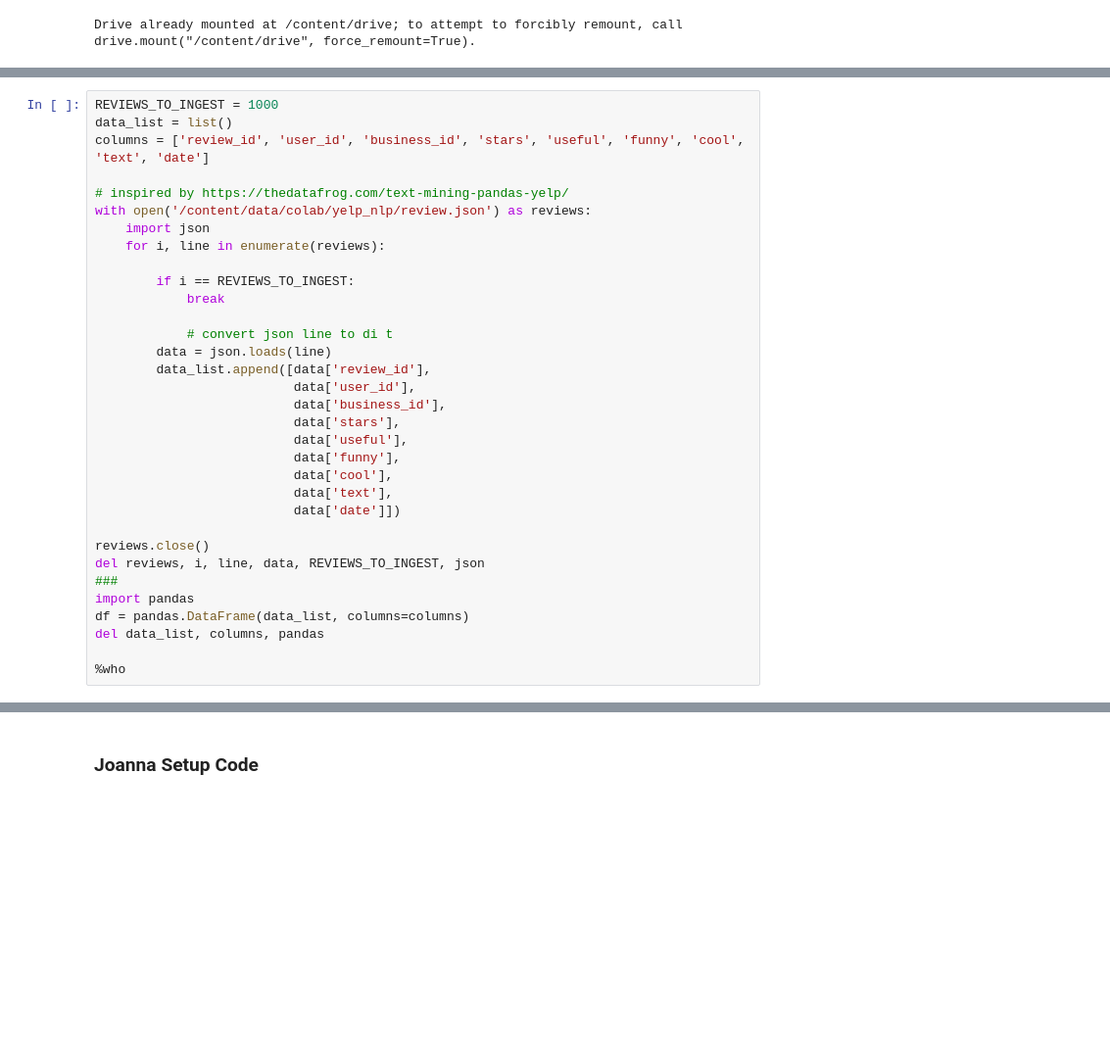
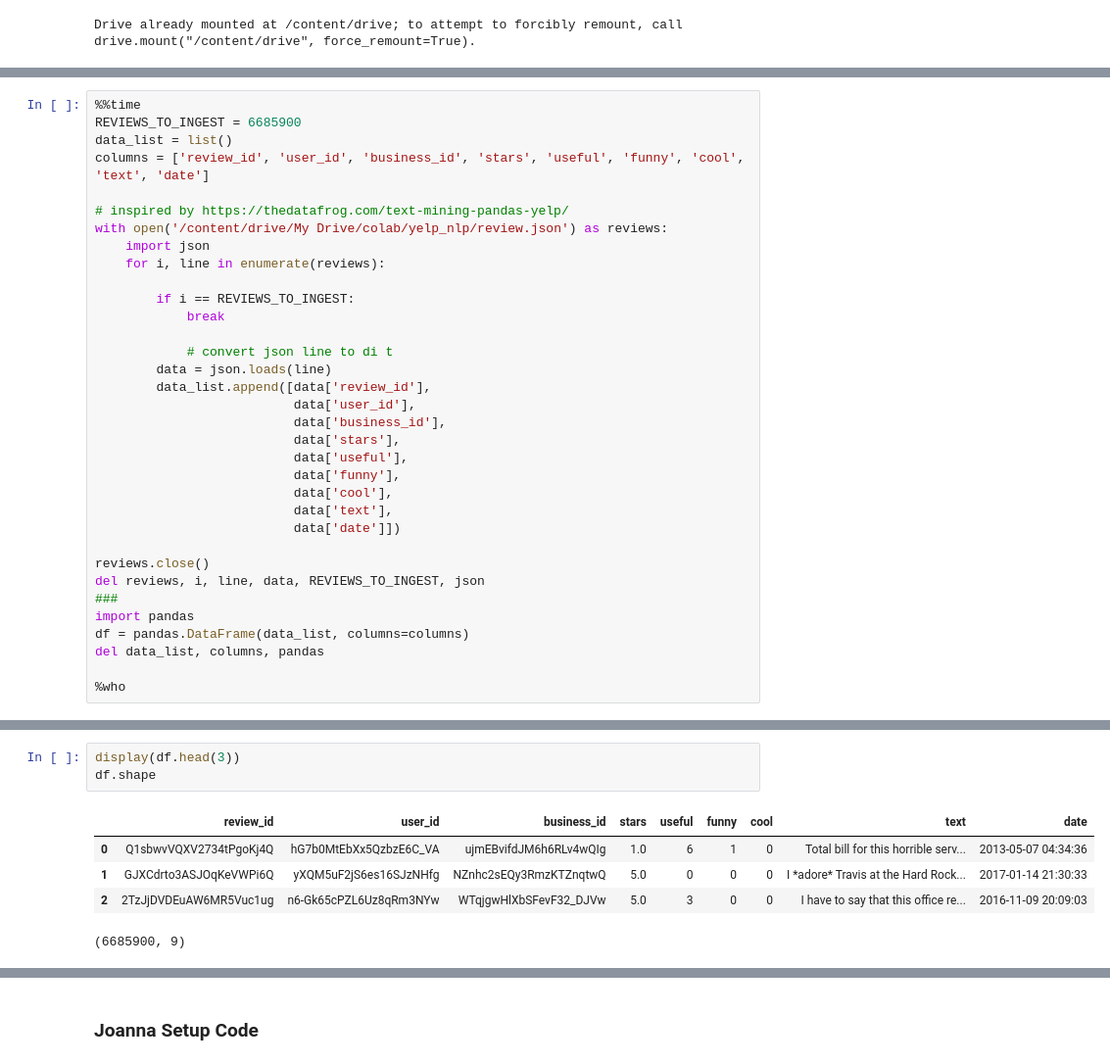
Before and after one commit to will-hill/Yelp_NLP, a Jupyter notebook: 3.Basic_Keras_DL_NLP.ipynb, the cells around one changed output, grey strips where cells are left out. Shown at 98% size. Cells and saved outputs as stored; diff of their text form; blank space fills up the shorter version.

```diff
--- a/3.Basic_Keras_DL_NLP.ipynb
+++ b/3.Basic_Keras_DL_NLP.ipynb
@@ -20,10 +31,11 @@ Drive already mounted at /content/drive; to attempt to forcibly remount, call dr
 # %%
-REVIEWS_TO_INGEST = 1000
+%%time
+REVIEWS_TO_INGEST = 6685900
 data_list = list()
 columns = ['review_id', 'user_id', 'business_id', 'stars', 'useful', 'funny', 'cool', 'text', 'date']
 
 # inspired by https://thedatafrog.com/text-mining-pandas-yelp/
-with open('/content/data/colab/yelp_nlp/review.json') as reviews:
+with open('/content/drive/My Drive/colab/yelp_nlp/review.json') as reviews:
     import json
     for i, line in enumerate(reviews):
 
@@ -54,0 +69,9 @@ Tokenizer        df      drive   hd5_path        keras   pad_sequences   pd
+# %%
+display(df.head(3))
+df.shape
+# %% [output]
+|  | review_id | user_id | business_id | stars | useful | funny | cool | text | date |
+| 0 | Q1sbwvVQXV2734tPgoKj4Q | hG7b0MtEbXx5QzbzE6C_VA | ujmEBvifdJM6h6RLv4wQIg | 1.0 | 6 | 1 | 0 | Total bill for this horrible serv... | 2013-05-07 04:34:36 |
+| 1 | GJXCdrto3ASJOqKeVWPi6Q | yXQM5uF2jS6es16SJzNHfg | NZnhc2sEQy3RmzKTZnqtwQ | 5.0 | 0 | 0 | 0 | I *adore* Travis at the Hard Rock... | 2017-01-14 21:30:33 |
+| 2 | 2TzJjDVDEuAW6MR5Vuc1ug | n6-Gk65cPZL6Uz8qRm3NYw | WTqjgwHlXbSFevF32_DJVw | 5.0 | 3 | 0 | 0 | I have to say that this office re... | 2016-11-09 20:09:03 |
+(6685900, 9)
```
Also changed, not shown: parts of 15 cells of this notebook.
